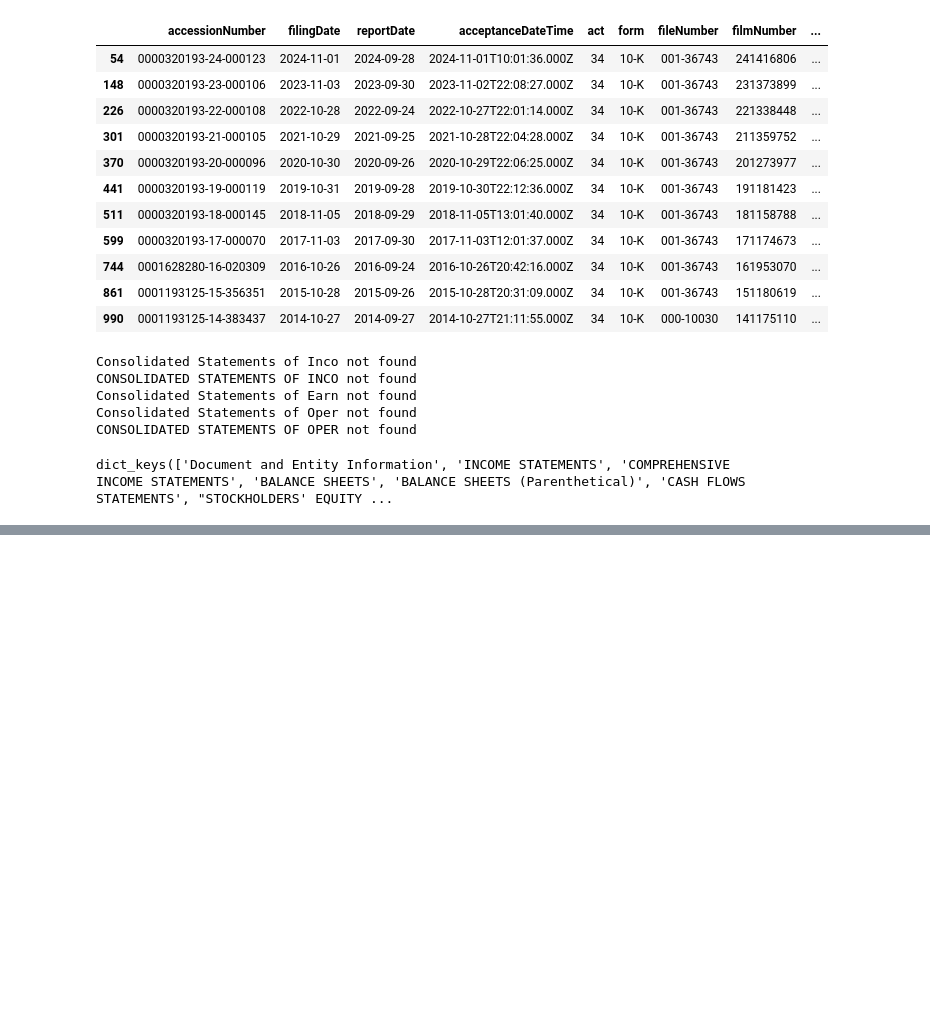
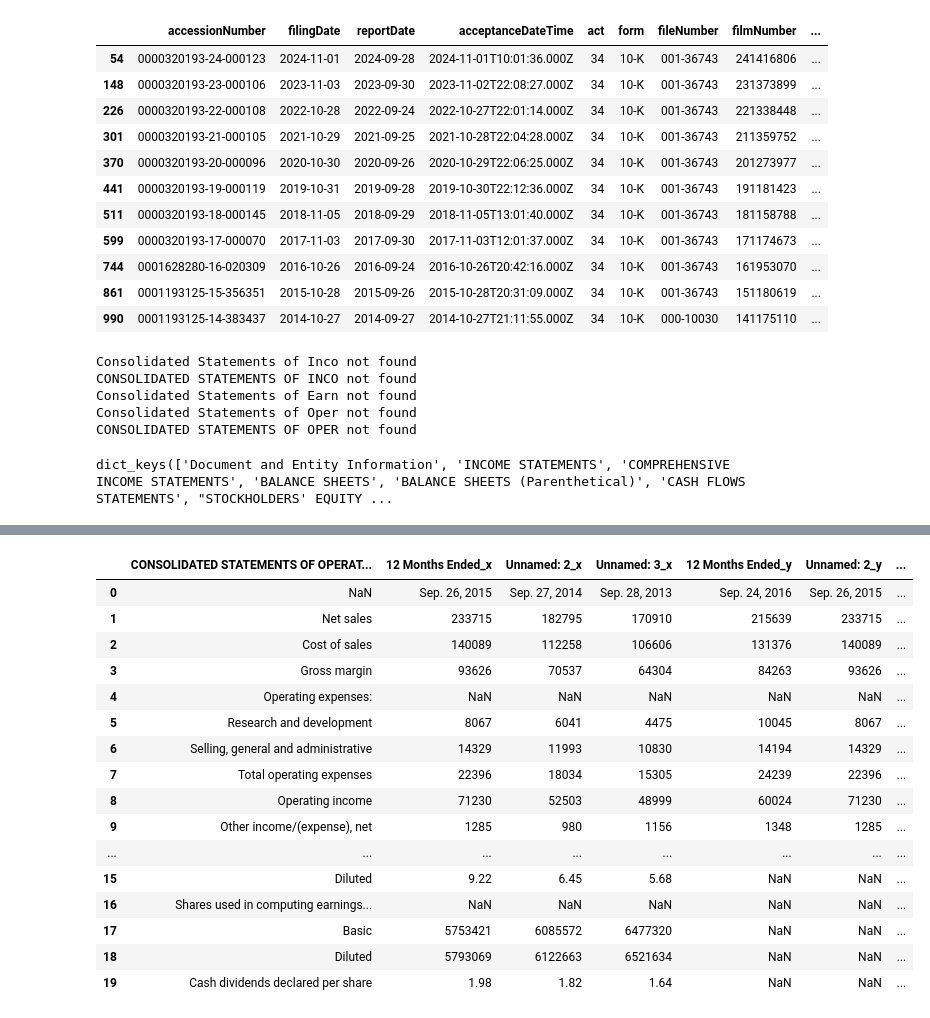
Before and after one commit to jacobmgeiger/Financial4All, a Jupyter notebook: notebooks/excel_download_test.ipynb, the cells around one changed output, grey strips where cells are left out. Saved outputs shown, nothing was run; the diff lists cells and outputs as text; code cells hidden in the pictures; blank space fills up the shorter version.

```diff
--- a/notebooks/excel_download_test.ipynb
+++ b/notebooks/excel_download_test.ipynb
@@ -130,0 +142,13 @@ statement_dict = {
+# %%
+df_apple1 = pd.read_excel('AAPL_10-K_2015-10-28_Financial_Report.xlsx', sheet_name=None)
+df_apple2 = pd.read_excel('AAPL_10-K_2016-10-26_Financial_Report.xlsx', sheet_name=None)
+df_apple3 = pd.read_excel('AAPL_10-K_2017-11-03_Financial_Report.xlsx', sheet_name=None)
+
+value_list1 = list(df_apple1.values())
+value_list2 = list(df_apple2.values())
+value_list3 = list(df_apple3.values())
+
+# [0] is usually the cover page which we don't need
+value_list1[1]
+value_list2[1]
+value_list3[1]
@@ -130,0 +173,21 @@ statement_dict = {
+# %%
+merged = value_list1[1].merge(value_list2[1], on=value_list1[1].columns[0], how='left')
+merged
+# %% [output]
+|  | CONSOLIDATED STATEMENTS OF OPERAT... | 12 Months Ended_x | Unnamed: 2_x | Unnamed: 3_x | 12 Months Ended_y | Unnamed: 2_y | ... |
+| 0 | NaN | Sep. 26, 2015 | Sep. 27, 2014 | Sep. 28, 2013 | Sep. 24, 2016 | Sep. 26, 2015 | ... |
+| 1 | Net sales | 233715 | 182795 | 170910 | 215639 | 233715 | ... |
+| 2 | Cost of sales | 140089 | 112258 | 106606 | 131376 | 140089 | ... |
+| 3 | Gross margin | 93626 | 70537 | 64304 | 84263 | 93626 | ... |
+| 4 | Operating expenses: | NaN | NaN | NaN | NaN | NaN | ... |
+| 5 | Research and development | 8067 | 6041 | 4475 | 10045 | 8067 | ... |
+| 6 | Selling, general and administrative | 14329 | 11993 | 10830 | 14194 | 14329 | ... |
+| 7 | Total operating expenses | 22396 | 18034 | 15305 | 24239 | 22396 | ... |
+| 8 | Operating income | 71230 | 52503 | 48999 | 60024 | 71230 | ... |
+| 9 | Other income/(expense), net | 1285 | 980 | 1156 | 1348 | 1285 | ... |
+| ... | ... | ... | ... | ... | ... | ... | ... |
+| 15 | Diluted | 9.22 | 6.45 | 5.68 | NaN | NaN | ... |
+| 16 | Shares used in computing earnings... | NaN | NaN | NaN | NaN | NaN | ... |
+| 17 | Basic | 5753421 | 6085572 | 6477320 | NaN | NaN | ... |
+| 18 | Diluted | 5793069 | 6122663 | 6521634 | NaN | NaN | ... |
+| 19 | Cash dividends declared per share | 1.98 | 1.82 | 1.64 | NaN | NaN | ... |
```
Also changed, not shown: parts of 6 cells of this notebook, 33 other files.
